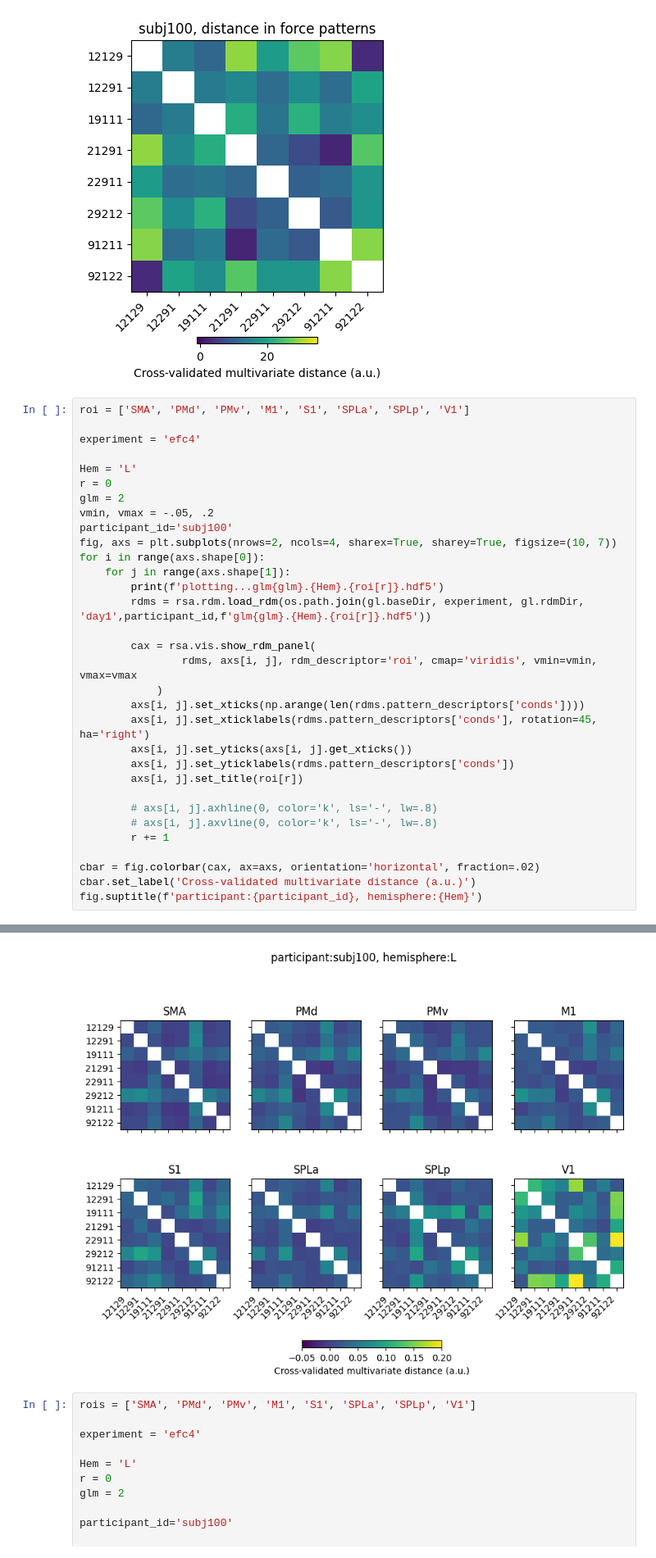
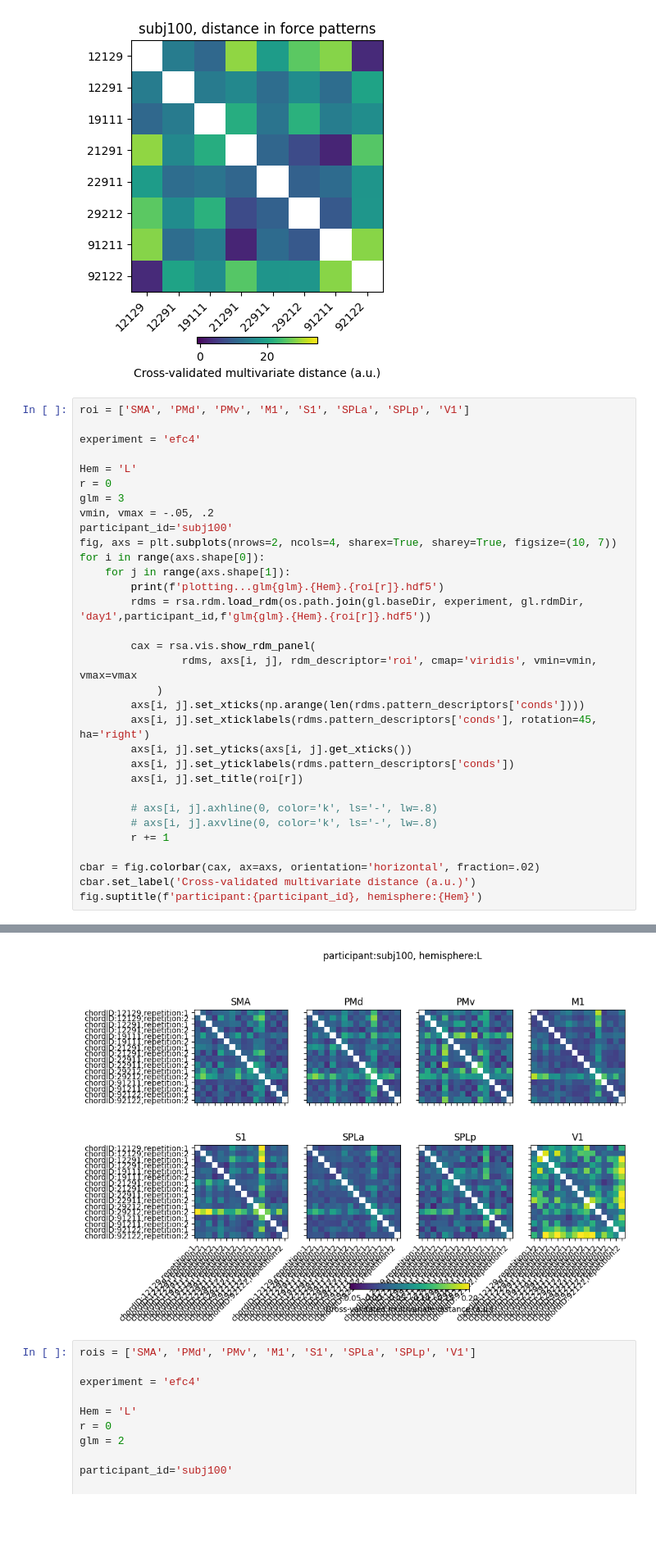
Before and after one commit to mnlmrc/extension-flexion-chords, a Jupyter notebook: efc4/notebooks/main.ipynb, the cells around one changed output, grey strips where cells are left out. Shown at 82% size. Saved outputs shown, nothing was run; the diff lists cells and outputs as text; blank space fills up the shorter version.

```diff
--- a/efc4/notebooks/main.ipynb
+++ b/efc4/notebooks/main.ipynb
@@ -52,7 +52,7 @@ experiment = 'efc4'
 
 Hem = 'L'
 r = 0
-glm = 2
+glm = 3
 vmin, vmax = -.05, .2
 participant_id='subj100'
 fig, axs = plt.subplots(nrows=2, ncols=4, sharex=True, sharey=True, figsize=(10, 7))
@@ -89,5 +89,5 @@ plotting...glm2.L.V1.hdf5
 Text(0.5, 0.98, 'participant:subj100, hemisphere:L')
-[figure, old version]
+[figure, new version]
 # %%
 rois = ['SMA', 'PMd', 'PMv', 'M1', 'S1', 'SPLa', 'SPLp', 'V1']
 
```
Also changed, not shown: parts of 1 cell of this notebook, 3 other files.
